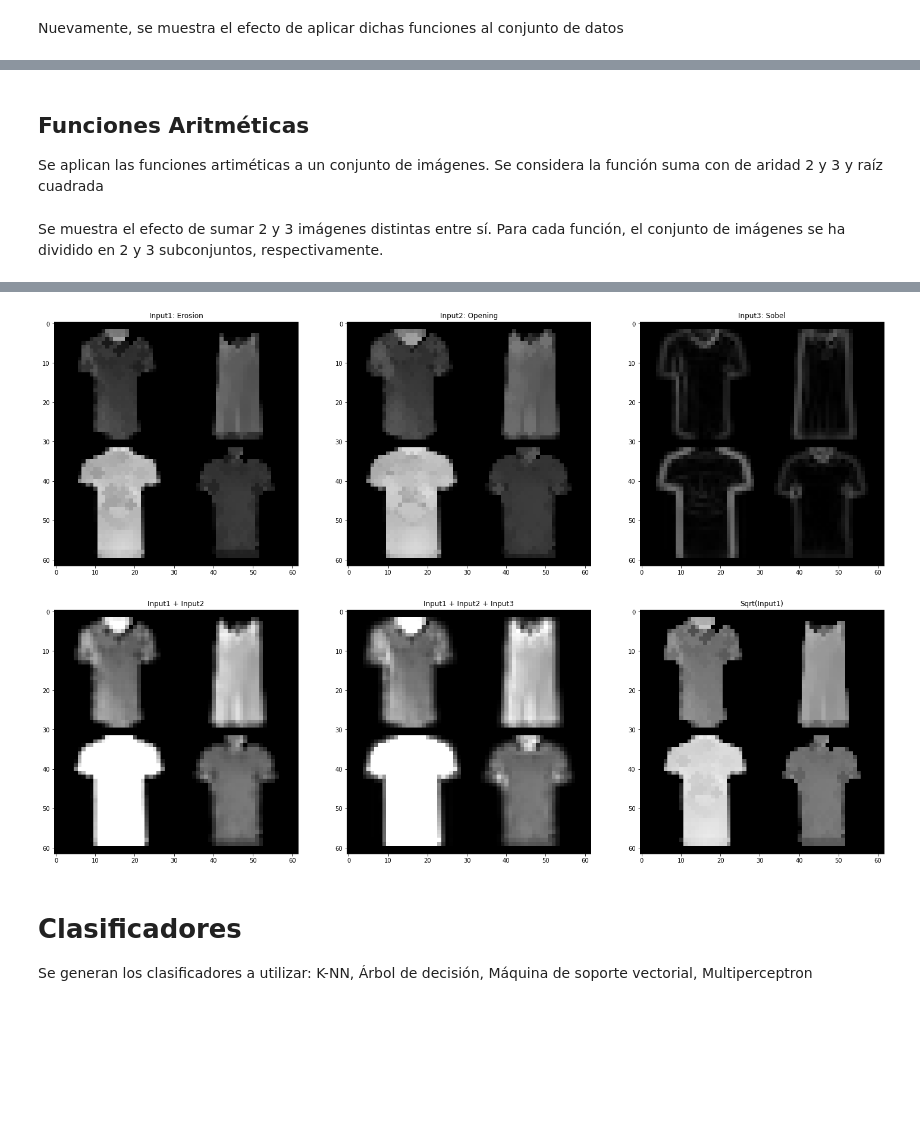
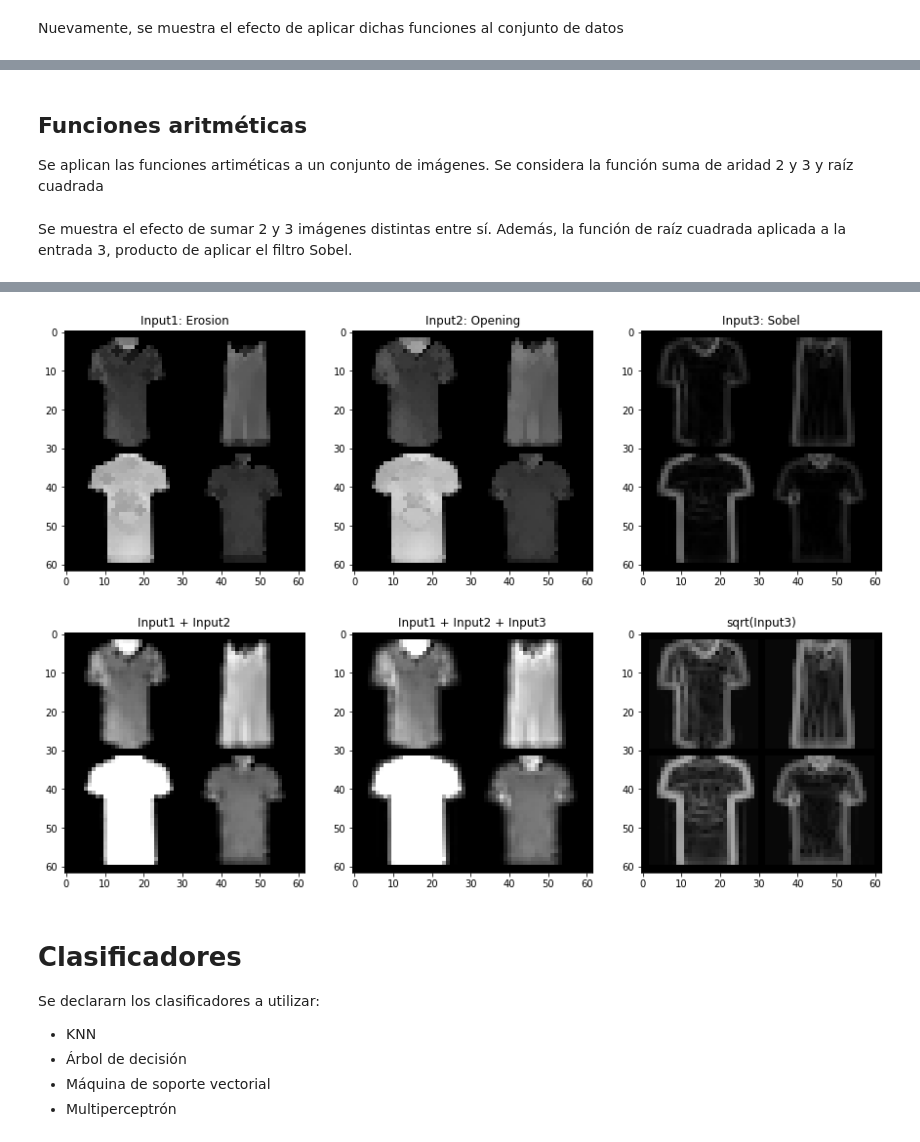
Before and after one commit to hersan19/ENC2022-PI-PG, a Jupyter notebook: tutorial_ENC_PG.ipynb, the cells around one changed output, grey strips where cells are left out. Cells and saved outputs as stored; diff of their text form; code cells hidden in the pictures; blank space fills up the shorter version.

```diff
--- a/tutorial_ENC_PG.ipynb
+++ b/tutorial_ENC_PG.ipynb
@@ -320,12 +291,10 @@ images_clo = fs.Closing(images)
 # %% [markdown]
 y se muestra el efecto de aplicar las funciones morfológicas a un conjunto de imágenes en particular:
 # %%
-# idx=50
+idx=4
 morphologicals = [images_ero, images_dil, images_ope, images_clo]
-# grids=[torchvision.utils.make_grid(morph[idx,:,:,:]) for morph in morphologicals]
-grids=[torchvision.utils.make_grid(morph[:4], nrow = 2, padding = 2) for morph in morphologicals]
-# grids.insert(0, torchvision.utils.make_grid(images[idx,:,:,:]))
-grids.insert(0, torchvision.utils.make_grid(images[:4], nrow = 2, padding = 2))
+grids=[torchvision.utils.make_grid(morph[:idx], nrow = idx//2, padding = 2) for morph in morphologicals]
+grids.insert(0, torchvision.utils.make_grid(images[:idx], nrow = idx//2, padding = 2))
 grids=[np.transpose(grid.numpy(), (1,2,0)) for grid in grids]
 titles=['Original', 'Erosion', 'Dilation', 'Opening', 'Closing']
 
@@ -346,10 +315,10 @@ images_grad = fs.Gradient(images)
 # %% [markdown]
 Nuevamente, se muestra el efecto de aplicar dichas funciones al conjunto de datos
 # %%
+idx=4
 edges = [images_sobel, images_lapl, images_grad]
-grids=[torchvision.utils.make_grid(edge[:4], nrow = 2, padding = 2) for edge in edges]
-print(grids[0].max())
-grids.insert(0, torchvision.utils.make_grid(images[:4], nrow = 2, padding = 2))
+grids=[torchvision.utils.make_grid(edge[:idx], nrow = idx//2, padding = 2) for edge in edges]
+grids.insert(0, torchvision.utils.make_grid(images[:idx], nrow = idx//2, padding = 2))
 grids=[np.transpose(grid.numpy(), (1,2,0)) for grid in grids]
 titles=['Original', 'Sobel', 'LaPlacian', 'Gradient']
 
@@ -364,35 +331,36 @@ tensor(0.4815)
 [figure]
 # %% [markdown]
-## Funciones Aritméticas
-Se aplican las funciones artiméticas a un conjunto de imágenes. Se considera la función suma con de aridad 2 y 3 y raíz cuadrada
+## Funciones aritméticas
+Se aplican las funciones artiméticas a un conjunto de imágenes. Se considera la función suma de aridad 2 y 3 y raíz cuadrada
 # %%
 input1 = fs.Erosion(images)
 input2 = fs.Opening(images)
 input3 = fs.Sobel(images)
 images_add2 = fs.suma_imgs2(input1, input2)
 images_add3 = fs.suma_imgs3(input1, input2, input3)
-images_sqrt = fs.sqrt(input1)
+images_sqrt = fs.sqrt(input3)
 # %% [markdown]
-Se muestra el efecto de sumar 2 y 3 imágenes distintas entre sí. Para cada función, el conjunto de imágenes se ha dividido en 2 y 3 subconjuntos, respectivamente.
+Se muestra el efecto de sumar 2 y 3 imágenes distintas entre sí. Además, la función de raíz cuadrada aplicada a la entrada 3, producto de aplicar el filtro Sobel.
 # %%
+idx=4
 inputs=[input1, input2, input3]
 arithms = [images_add2, images_add3, images_sqrt]
-grids_inp=[torchvision.utils.make_grid(inp[:4], nrow = 2, padding = 2) for inp in inputs]
-grids=[torchvision.utils.make_grid(arithm[:4], nrow = 2, padding = 2) for arithm in arithms]
+grids_inp=[torchvision.utils.make_grid(inp[:idx], nrow = idx//2, padding = 2) for inp in inputs]
+grids=[torchvision.utils.make_grid(arithm[:idx], nrow = idx//2, padding = 2) for arithm in arithms]
 
 # grids.insert(0, torchvision.utils.make_grid(images[:4], nrow = 2, padding = 2))
 grids_inp=[np.transpose(inp.numpy(), (1,2,0)) for inp in grids_inp]
 grids=[np.transpose(grid.numpy(), (1,2,0)) for grid in grids]
 titles_inp=['Input1: Erosion','Input2: Opening','Input3: Sobel']
-titles=['Input1 + Input2', 'Input1 + Input2 + Input3', 'Sqrt(Input1)']
+titles=['Input1 + Input2', 'Input1 + Input2 + Input3', 'sqrt(Input3)']
 
-f = plt.figure(figsize=(25,25))
+f = plt.figure(figsize=(15,15))
 for i in range(len(titles)):
   f.add_subplot(1, len(titles), i+1)
   plt.title(titles_inp[i])
   plt.imshow(grids_inp[i])
 
-f2 = plt.figure(figsize=(25,25))
+f2 = plt.figure(figsize=(15,15))
 for i in range(len(titles)):
   f2.add_subplot(1, len(titles), i+1)
   plt.title(titles[i])
@@ -403,8 +369,12 @@ WARNING:matplotlib.image:Clipping input data to the valid range for imshow with
-[figure, old version]
+[figure, new version]
-[figure, old version]
+[figure, new version]
 # %% [markdown]
 # Clasificadores
-Se generan los clasificadores a utilizar: K-NN, Árbol de decisión, Máquina de soporte vectorial, Multiperceptron
+Se declararn los clasificadores a utilizar:
+*   KNN
+*   Árbol de decisión
+*   Máquina de soporte vectorial
+*   Multiperceptrón
 # %%
 #Clasificador MultiPerceptron Pytorch
 class MLP(nn.Module):
```
Also changed, not shown: parts of 76 cells of this notebook.
